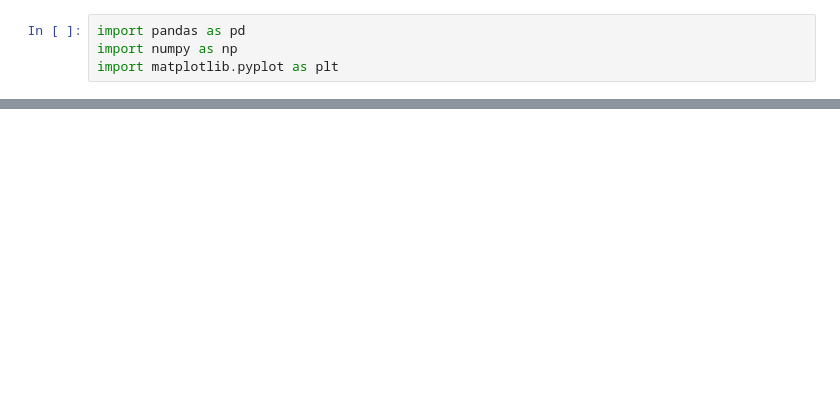
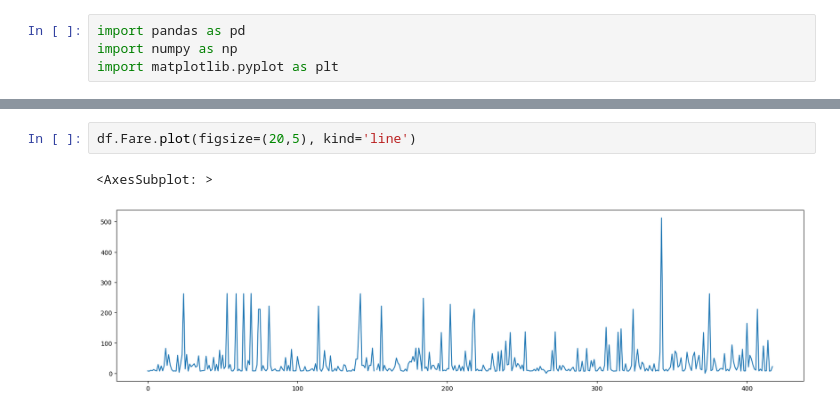
Before and after one commit to Ashishverma001/python-program, a Jupyter notebook: Pandas/chapter2.ipynb, the cells around one changed output, grey strips where cells are left out. Cells and saved outputs as stored; diff of their text form; blank space fills up the shorter version.

```diff
--- a/Pandas/chapter2.ipynb
+++ b/Pandas/chapter2.ipynb
@@ -9,0 +186,5 @@ FileNotFoundError: [Errno 2] No such file or directory: 'titanic.csv'
+# %%
+df.Fare.plot(figsize=(20,5), kind='line')
+# %% [output]
+<AxesSubplot: >
+[figure, added]
```
Also changed, not shown: parts of 20 cells of this notebook, 4 other files.
